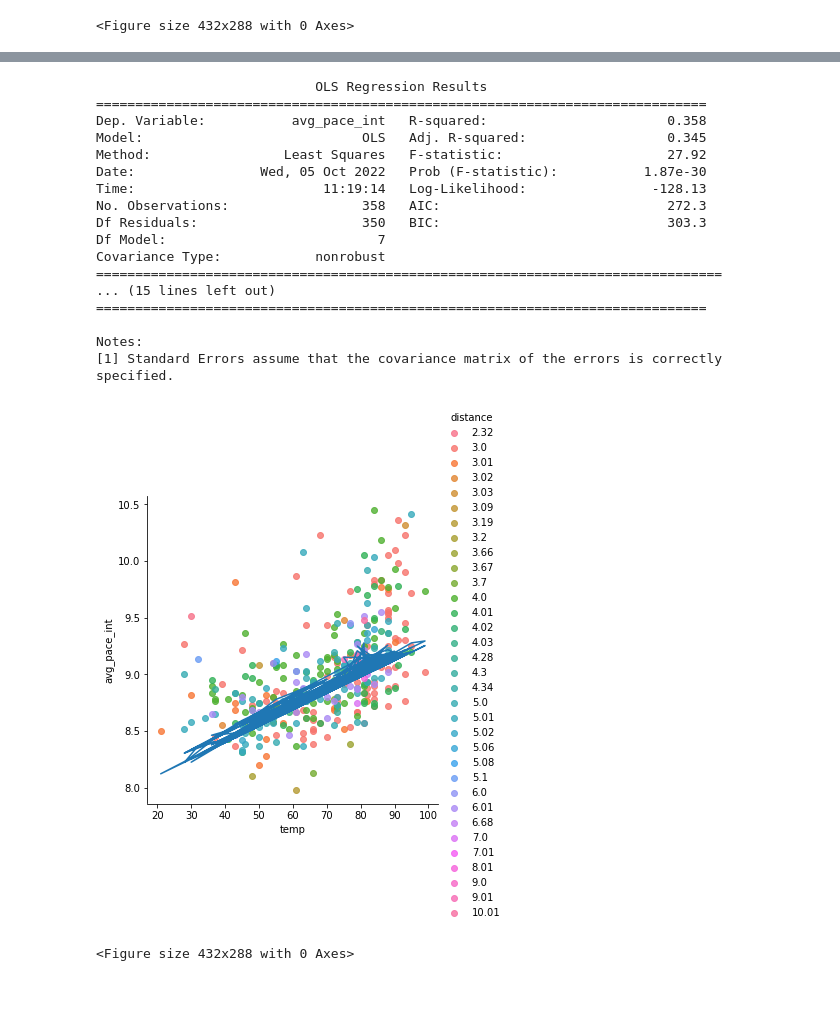
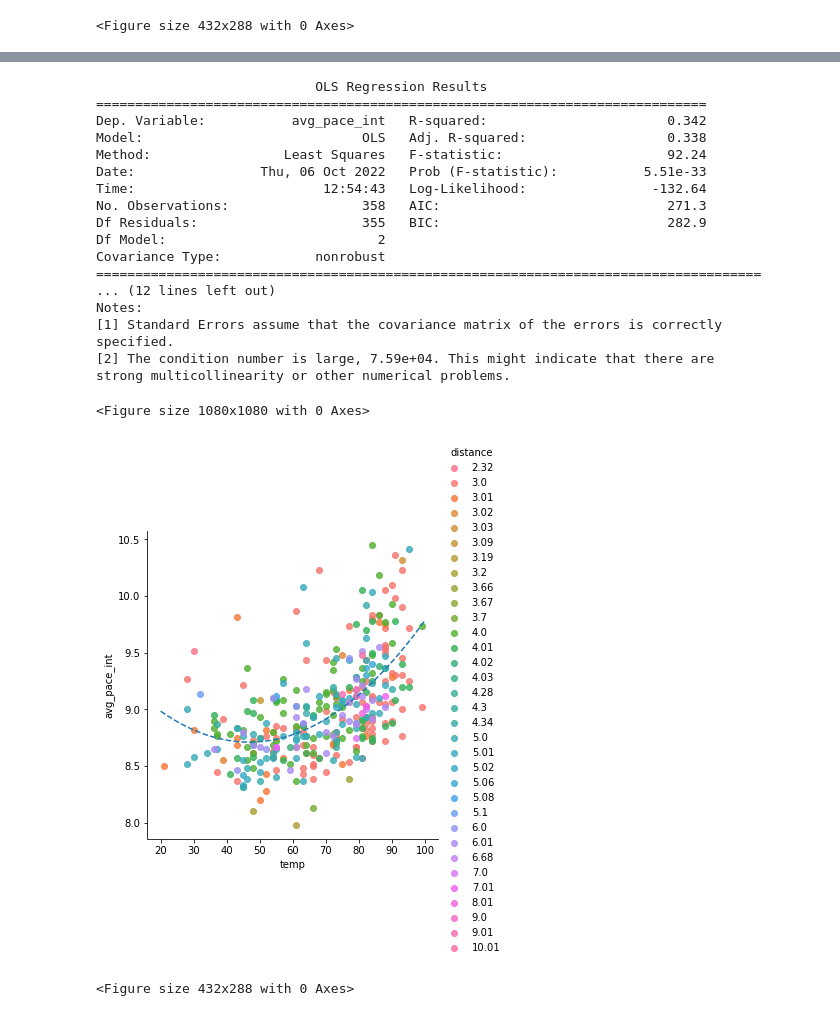
Before and after one commit to bethharvey/Inference-Final-Project, a Jupyter notebook: Inference Final Project.ipynb, the cells around one changed output, grey strips where cells are left out. Drawn from its saved outputs; the diff is of its cells as text; code cells hidden in the pictures.

Commit message:
Continued linear regression model and visualizations

```diff
--- a/Inference Final Project.ipynb
+++ b/Inference Final Project.ipynb
@@ -396,32 +407,38 @@ plt.clf()
 # Linear regression model for summer months
 import statsmodels.api as sm
 
-model = sm.OLS.from_formula('avg_pace_int ~ distance + temp + year', data = activities_reg).fit()
+model = sm.OLS.from_formula('avg_pace_int ~ temp + np.power(temp, 2)', data = activities_reg).fit()
 print(model.summary())
 # %% [output]
                             OLS Regression Results
 ==============================================================================
-Dep. Variable:           avg_pace_int   R-squared:                       0.358
-Model:                            OLS   Adj. R-squared:                  0.345
-Method:                 Least Squares   F-statistic:                     27.92
-Date:                Wed, 05 Oct 2022   Prob (F-statistic):           1.87e-30
-Time:                        11:19:14   Log-Likelihood:                -128.13
-No. Observations:                 358   AIC:                             272.3
-Df Residuals:                     350   BIC:                             303.3
-Df Model:                           7
+Dep. Variable:           avg_pace_int   R-squared:                       0.342
+Model:                            OLS   Adj. R-squared:                  0.338
+Method:                 Least Squares   F-statistic:                     92.24
+Date:                Thu, 06 Oct 2022   Prob (F-statistic):           5.51e-33
+Time:                        12:54:43   Log-Likelihood:                -132.64
+No. Observations:                 358   AIC:                             271.3
+Df Residuals:                     355   BIC:                             282.9
+Df Model:                           2
 Covariance Type:            nonrobust
-================================================================================
-... (15 lines left out)
-==============================================================================
-
+=====================================================================================
+... (12 lines left out)
 Notes:
 [1] Standard Errors assume that the covariance matrix of the errors is correctly specified.
+[2] The condition number is large, 7.59e+04. This might indicate that there are
+strong multicollinearity or other numerical problems.
 # %%
-# Add regression lines by year to lmplot
+# Add regression lines for sample distances to lmplot
+plt.figure(figsize = (15, 15))
+
+x = np.linspace(20, 100, 100)
+y = model.params[0] + model.params[1]*x + model.params[2]*np.power(x, 2)
+
 sns.lmplot(x = 'temp', y = 'avg_pace_int', hue = 'distance', fit_reg = False, data = activities_reg)
-plt.plot(activities_reg.temp, model.params[0]+model.params[1] + model.params[6]*activities_reg.distance + model.params[7]*activities_reg.temp)
+plt.plot(x, y, linestyle = 'dashed')
 plt.show()
 plt.clf()
 # %% [output]
+<Figure size 1080x1080 with 0 Axes>
-[figure, old version]
+[figure, new version]
-<Figure size 432x288 with 0 Axes>
+<Figure size 432x288 with 0 Axes>
```
Also changed, not shown: parts of 6 cells of this notebook.
